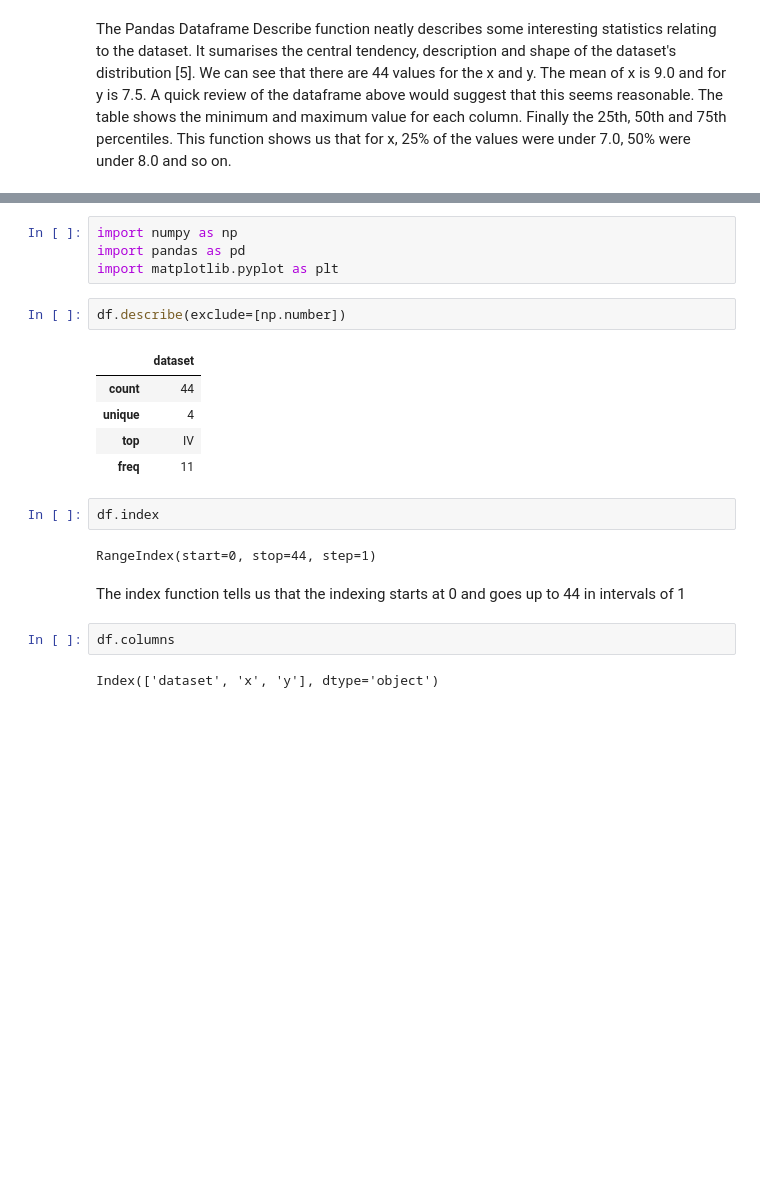
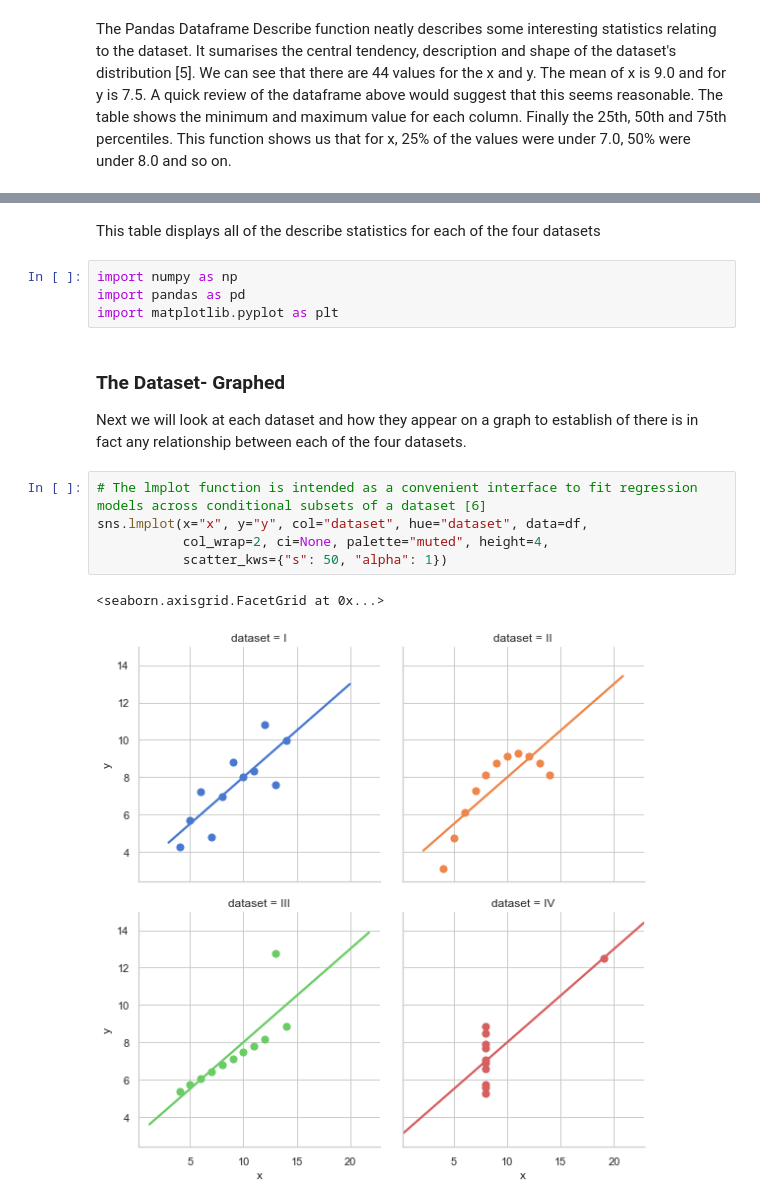
Before and after one commit to Gerrydh/Fundamentals-of-DA-Assignments, a Jupyter notebook: Anscombe's Quartet Dataset- Assignment.ipynb, the cells around one changed output, grey strips where cells are left out. Cells and saved outputs as stored; diff of their text form; blank space fills up the shorter version.

```diff
--- a/Anscombe's Quartet Dataset- Assignment.ipynb
+++ b/Anscombe's Quartet Dataset- Assignment.ipynb
@@ -70,22 +84,18 @@ The Pandas Dataframe Describe function neatly describes some interesting statist
+# %% [markdown]
+This table displays all of the describe statistics for each of the four datasets
 # %%
 import numpy as np
 import pandas as pd
 import matplotlib.pyplot as plt
-# %%
-df.describe(exclude=[np.number])
-# %% [output]
-|  | dataset |
-| count | 44 |
-| unique | 4 |
-| top | IV |
-| freq | 11 |
-# %%
-df.index
-# %% [output]
-RangeIndex(start=0, stop=44, step=1)
-# %% [markdown]
-The index function tells us that the indexing starts at 0 and goes up to 44 in intervals of 1
-# %%
-df.columns
-# %% [output]
-Index(['dataset', 'x', 'y'], dtype='object')
+# %% [markdown]
+### The Dataset- Graphed
+
+Next we will look at each dataset and how they appear on a graph to establish of there is in fact any relationship between each of the four datasets.
+# %%
+# The lmplot function is intended as a convenient interface to fit regression models across conditional subsets of a dataset [6]
+sns.lmplot(x="x", y="y", col="dataset", hue="dataset", data=df,
+           col_wrap=2, ci=None, palette="muted", height=4,
+           scatter_kws={"s": 50, "alpha": 1})
+# %% [output]
+<seaborn.axisgrid.FacetGrid at 0x...>
+[figure, added]
```
Also changed, not shown: parts of 22 cells of this notebook.
